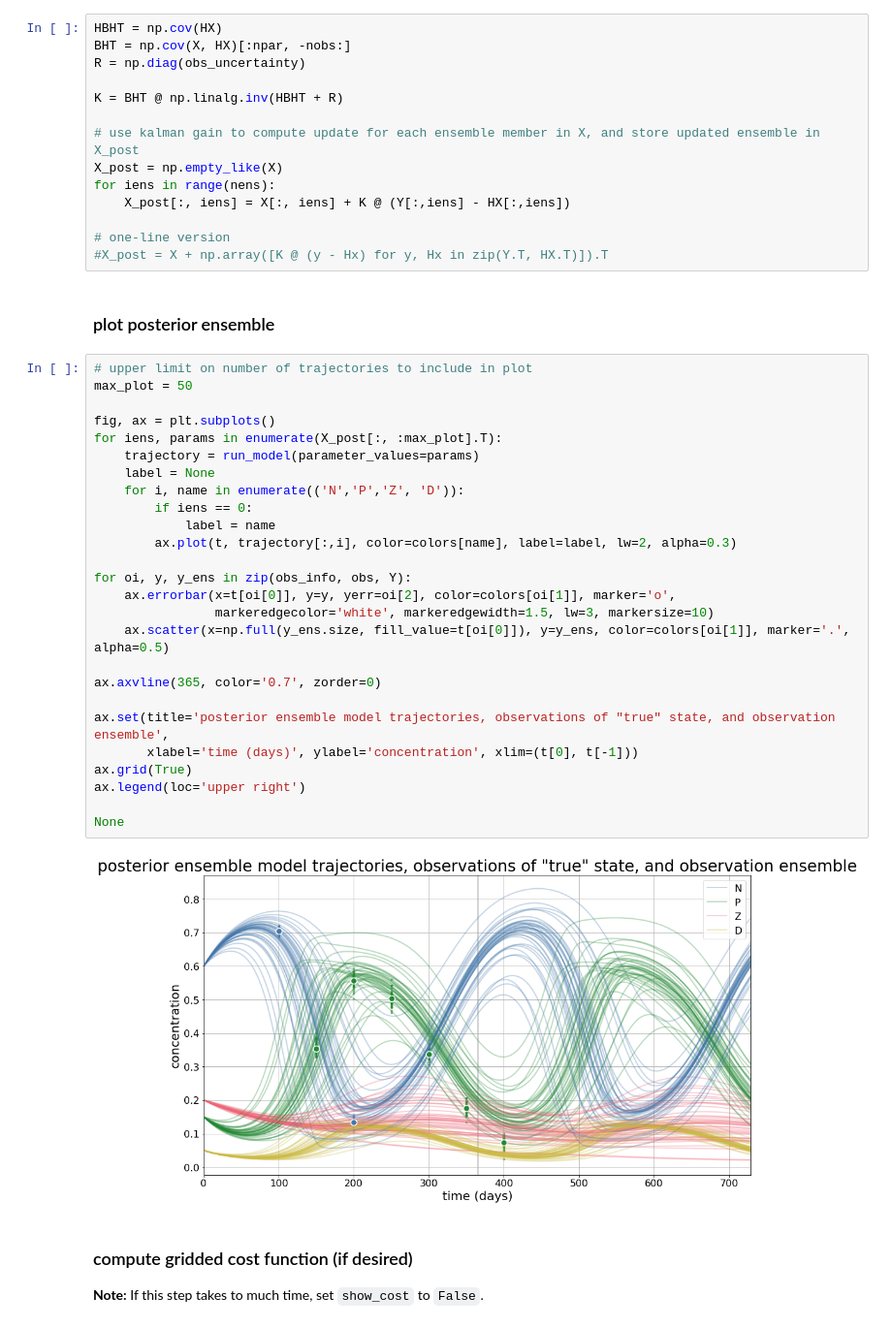
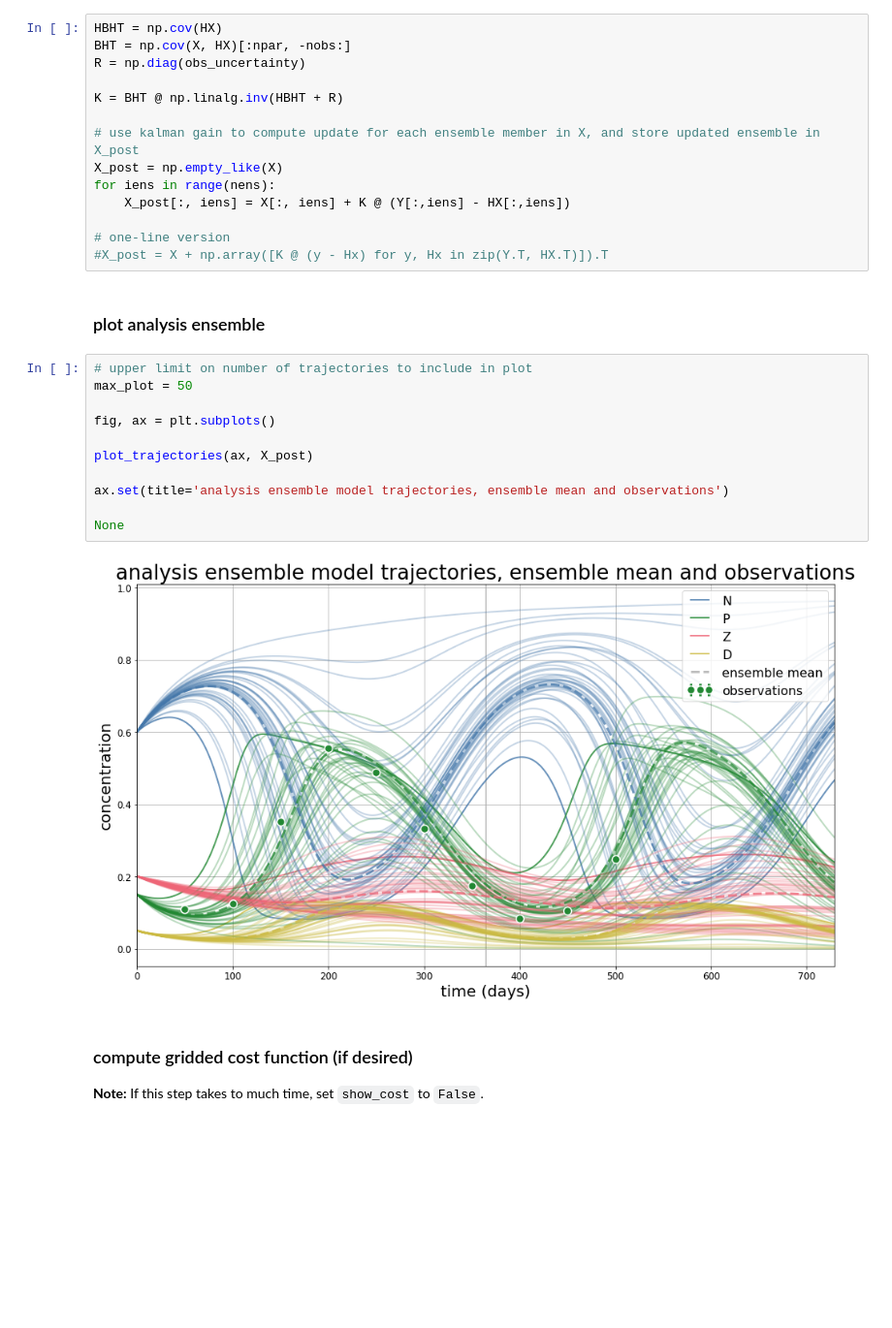
Before and after one commit to jpmattern/obm-primer, a Jupyter notebook: parameter_estimation.ipynb, the cells around one changed output. Shown at 97% size. Saved outputs shown, nothing was run; the diff lists cells and outputs as text; blank space fills up the shorter version.

```diff
--- a/parameter_estimation.ipynb
+++ b/parameter_estimation.ipynb
@@ -287,35 +333,20 @@ for iens in range(nens):
 # one-line version
 #X_post = X + np.array([K @ (y - Hx) for y, Hx in zip(Y.T, HX.T)]).T
 # %% [markdown]
-### plot posterior ensemble
+### plot analysis ensemble
-# %%
-# upper limit on number of trajectories to include in plot
-max_plot = 50
-
-fig, ax = plt.subplots()
-for iens, params in enumerate(X_post[:, :max_plot].T):
-    trajectory = run_model(parameter_values=params)
-    label = None
-    for i, name in enumerate(('N','P','Z', 'D')):
-        if iens == 0:
-            label = name
-        ax.plot(t, trajectory[:,i], color=colors[name], label=label, lw=2, alpha=0.3)
-
-for oi, y, y_ens in zip(obs_info, obs, Y):
-    ax.errorbar(x=t[oi[0]], y=y, yerr=oi[2], color=colors[oi[1]], marker='o',
-                markeredgecolor='white', markeredgewidth=1.5, lw=3, markersize=10)
-    ax.scatter(x=np.full(y_ens.size, fill_value=t[oi[0]]), y=y_ens, color=colors[oi[1]], marker='.', alpha=0.5)
-
-ax.axvline(365, color='0.7', zorder=0)
-
-ax.set(title='posterior ensemble model trajectories, observations of "true" state, and observation ensemble',
-       xlabel='time (days)', ylabel='concentration', xlim=(t[0], t[-1]))
-ax.grid(True)
-ax.legend(loc='upper right')
-
-None
-# %% [output]
-[figure, removed]
+# %%
+# upper limit on number of trajectories to include in plot
+max_plot = 50
+
+fig, ax = plt.subplots()
+
+plot_trajectories(ax, X_post)
+
+ax.set(title='analysis ensemble model trajectories, ensemble mean and observations')
+
+None
+# %% [output]
+[figure, added]
 # %% [markdown]
 ### compute gridded cost function (if desired)
 
```
Also changed, not shown: parts of 7 cells of this notebook, 1 other file.
